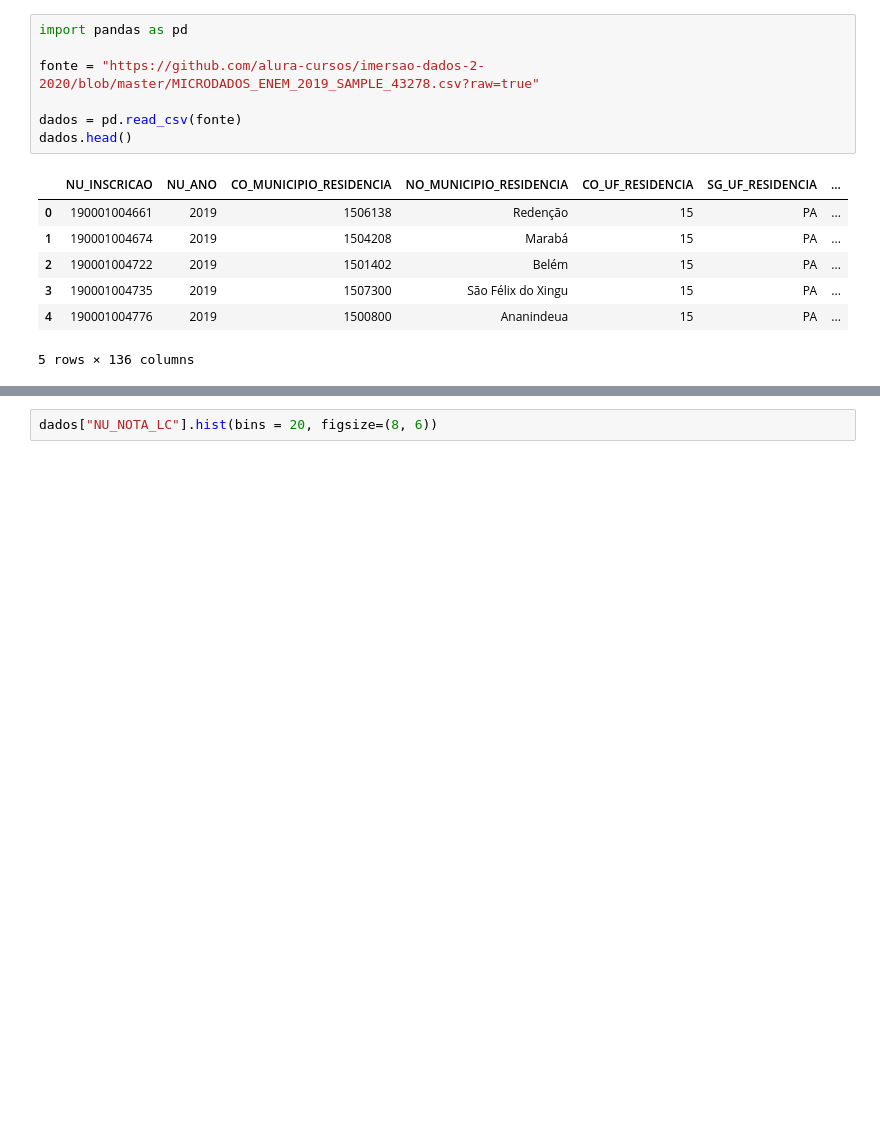
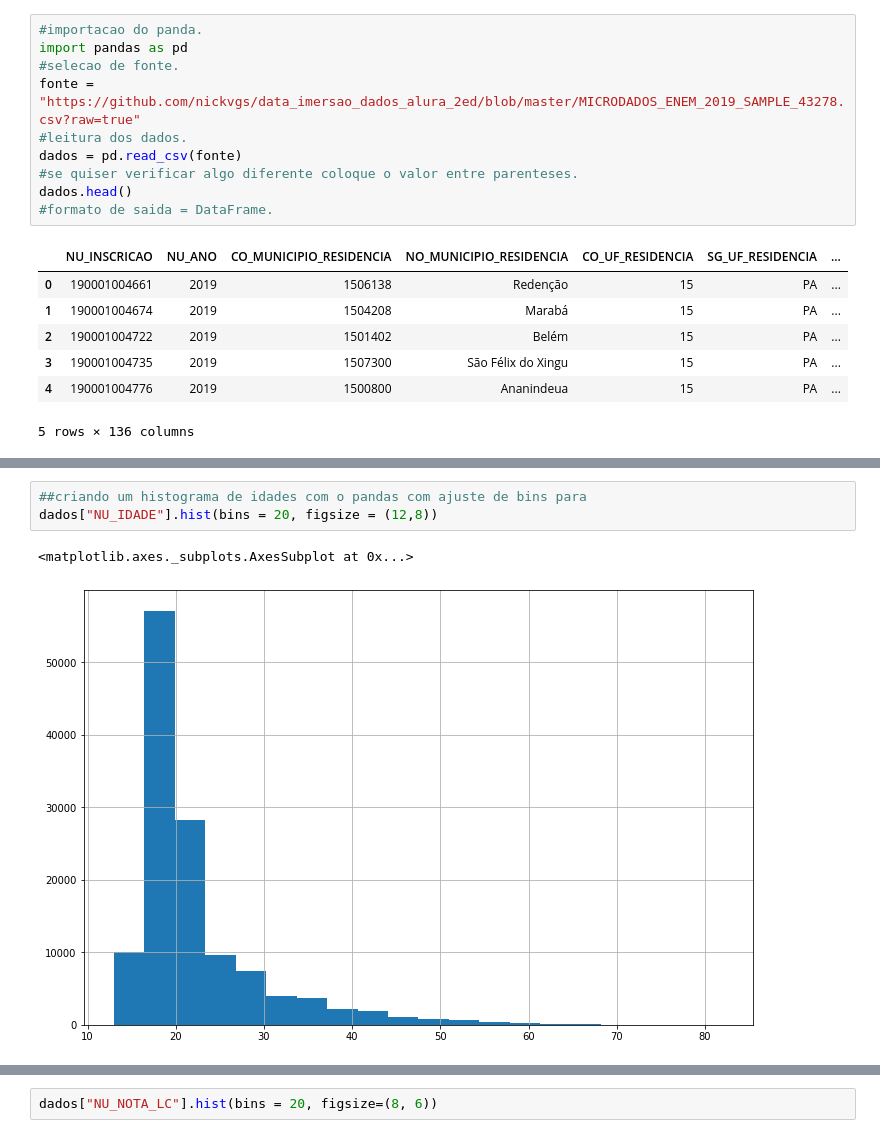
Before and after one commit to nickvgs/imers-o_dados_2020_alura_2ed, a Jupyter notebook: Aula01.ipynb, the cells around one changed output, grey strips where cells are left out. Drawn from its saved outputs; the diff is of its cells as text; blank space fills up the shorter version.

```diff
--- a/Aula01.ipynb
+++ b/Aula01.ipynb
@@ -1,12 +1,15 @@
 # %% [markdown]
 <a href="https://colab.research.google.com/github/nickvgs/imersao_dados_2020_alura_2ed/blob/main/Aula01.ipynb" target="_parent"><img src="https://colab.research.google.com/assets/colab-badge.svg" alt="Open In Colab"/></a>
 # %%
+#importacao do panda.
 import pandas as pd
-
-fonte = "https://github.com/alura-cursos/imersao-dados-2-2020/blob/master/MICRODADOS_ENEM_2019_SAMPLE_43278.csv?raw=true"
-
+#selecao de fonte.
+fonte = "https://github.com/nickvgs/data_imersao_dados_alura_2ed/blob/master/MICRODADOS_ENEM_2019_SAMPLE_43278.csv?raw=true"
+#leitura dos dados.
 dados = pd.read_csv(fonte)
+#se quiser verificar algo diferente coloque o valor entre parenteses.
 dados.head()
+#formato de saida = DataFrame.
 # %% [output]
 |  | NU_INSCRICAO | NU_ANO | CO_MUNICIPIO_RESIDENCIA | NO_MUNICIPIO_RESIDENCIA | CO_UF_RESIDENCIA | SG_UF_RESIDENCIA | ... |
 | 0 | 190001004661 | 2019 | 1506138 | Redenção | 15 | PA | ... |
@@ -152,0 +183,6 @@ dados["NU_IDADE"].hist()
+# %%
+##criando um histograma de idades com o pandas com ajuste de bins para
+dados["NU_IDADE"].hist(bins = 20, figsize = (12,8))
+# %% [output]
+<matplotlib.axes._subplots.AxesSubplot at 0x...>
+[figure, added]
```
Also changed, not shown: parts of 27 cells of this notebook.
